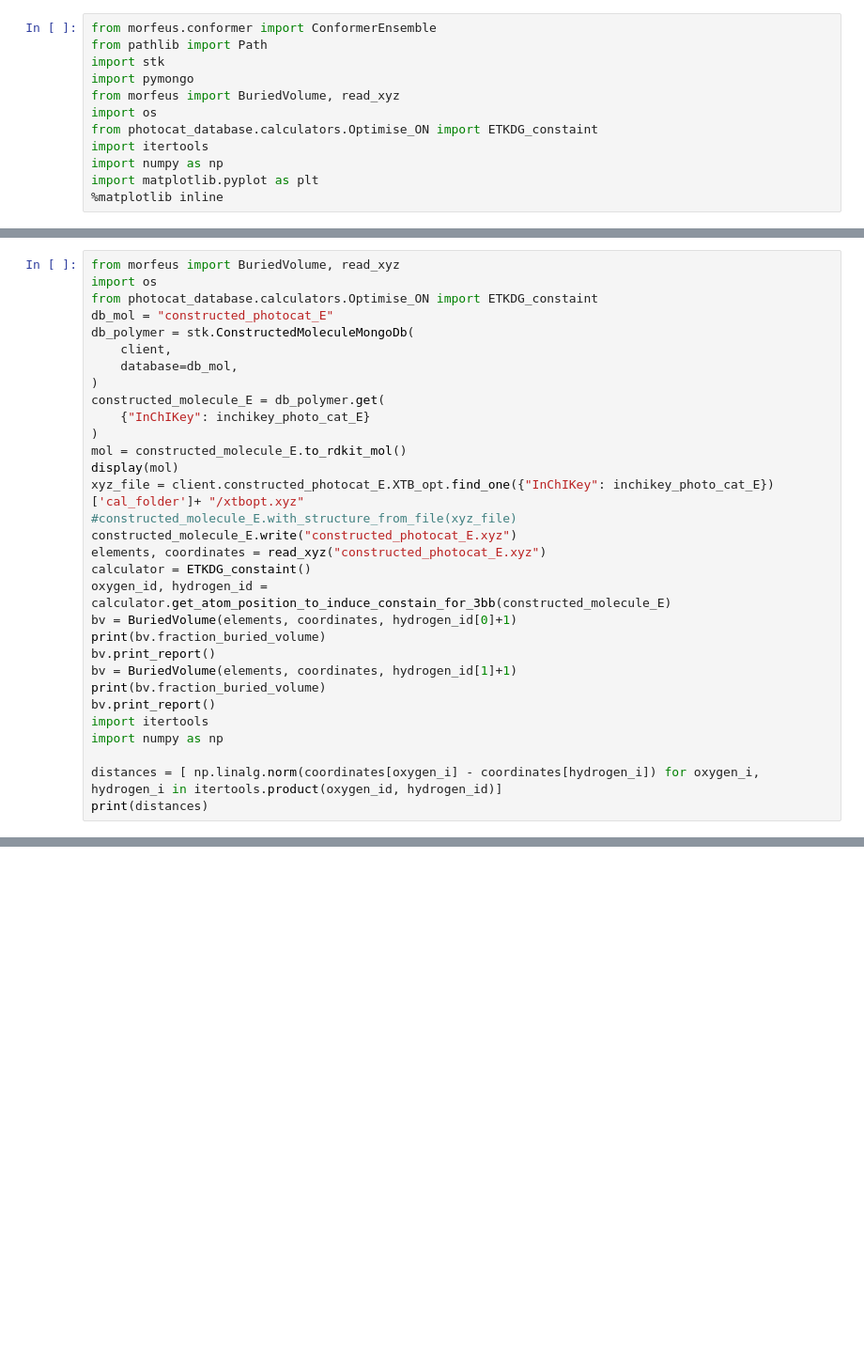
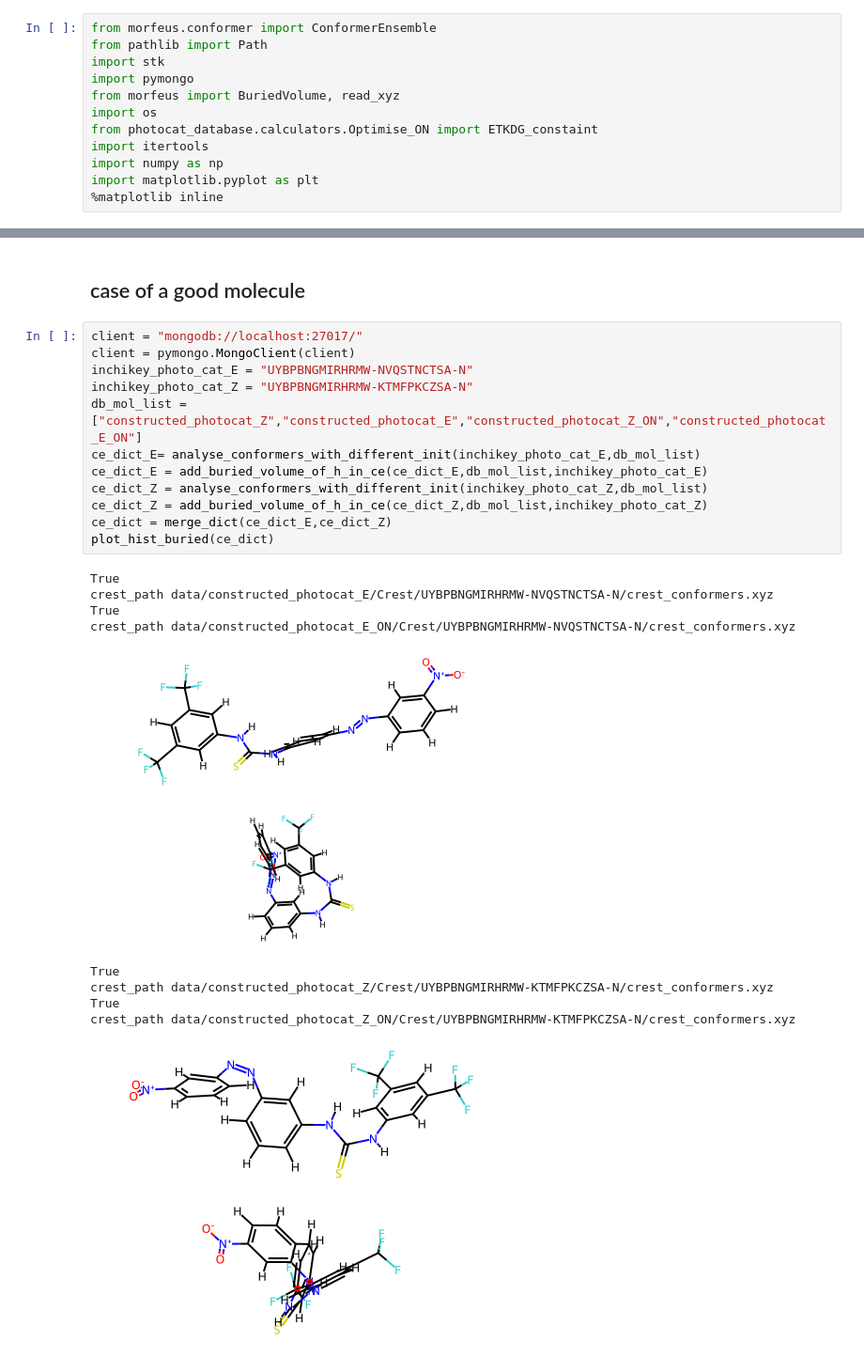
Before and after one commit to mohammedazzouzi15/photo_switch, a Jupyter notebook: notebooks/conformer_analysis.ipynb, the cells around one changed output, grey strips where cells are left out. Shown at 94% size. Cells and saved outputs as stored; diff of their text form; blank space fills up the shorter version.

Commit message:
added function to analyse the conformer from crest

```diff
--- a/notebooks/conformer_analysis.ipynb
+++ b/notebooks/conformer_analysis.ipynb
@@ -77,31 +12,0 @@ ax.hist(ce.get_properties()["buried_volume_H2"], bins=50, alpha=0.5, label='H2')
-# %%
-from morfeus import BuriedVolume, read_xyz
-import os
-from photocat_database.calculators.Optimise_ON import ETKDG_constaint
-db_mol = "constructed_photocat_E"
-db_polymer = stk.ConstructedMoleculeMongoDb(
-    client,
-    database=db_mol,
-)
-constructed_molecule_E = db_polymer.get(
-    {"InChIKey": inchikey_photo_cat_E}
-)
-mol = constructed_molecule_E.to_rdkit_mol()
-display(mol)
-xyz_file = client.constructed_photocat_E.XTB_opt.find_one({"InChIKey": inchikey_photo_cat_E})['cal_folder']+ "/xtbopt.xyz"
-#constructed_molecule_E.with_structure_from_file(xyz_file)
-constructed_molecule_E.write("constructed_photocat_E.xyz")
-elements, coordinates = read_xyz("constructed_photocat_E.xyz")
-calculator = ETKDG_constaint()
-oxygen_id, hydrogen_id = calculator.get_atom_position_to_induce_constain_for_3bb(constructed_molecule_E)
-bv = BuriedVolume(elements, coordinates, hydrogen_id[0]+1)
-print(bv.fraction_buried_volume)
-bv.print_report()
-bv = BuriedVolume(elements, coordinates, hydrogen_id[1]+1)
-print(bv.fraction_buried_volume)
-bv.print_report()
-import itertools
-import numpy as np
-
-distances = [ np.linalg.norm(coordinates[oxygen_i] - coordinates[hydrogen_i]) for oxygen_i, hydrogen_i in itertools.product(oxygen_id, hydrogen_id)]
-print(distances)
@@ -109,0 +213,27 @@ NameError: name 'inchikey_photo_cat_E' is not defined
+# %% [markdown]
+## case of a good molecule
+# %%
+client = "mongodb://localhost:27017/"
+client = pymongo.MongoClient(client)
+inchikey_photo_cat_E = "UYBPBNGMIRHRMW-NVQSTNCTSA-N"
+inchikey_photo_cat_Z = "UYBPBNGMIRHRMW-KTMFPKCZSA-N"
+db_mol_list = ["constructed_photocat_Z","constructed_photocat_E","constructed_photocat_Z_ON","constructed_photocat_E_ON"]
+ce_dict_E= analyse_conformers_with_different_init(inchikey_photo_cat_E,db_mol_list)
+ce_dict_E = add_buried_volume_of_h_in_ce(ce_dict_E,db_mol_list,inchikey_photo_cat_E)
+ce_dict_Z = analyse_conformers_with_different_init(inchikey_photo_cat_Z,db_mol_list)
+ce_dict_Z = add_buried_volume_of_h_in_ce(ce_dict_Z,db_mol_list,inchikey_photo_cat_Z)
+ce_dict = merge_dict(ce_dict_E,ce_dict_Z)
+plot_hist_buried(ce_dict)
+# %% [output]
+True
+crest_path data/constructed_photocat_E/Crest/UYBPBNGMIRHRMW-NVQSTNCTSA-N/crest_conformers.xyz
+True
+crest_path data/constructed_photocat_E_ON/Crest/UYBPBNGMIRHRMW-NVQSTNCTSA-N/crest_conformers.xyz
+[figure, added]
+[figure, added]
+True
+crest_path data/constructed_photocat_Z/Crest/UYBPBNGMIRHRMW-KTMFPKCZSA-N/crest_conformers.xyz
+True
+crest_path data/constructed_photocat_Z_ON/Crest/UYBPBNGMIRHRMW-KTMFPKCZSA-N/crest_conformers.xyz
+[figure, added]
+[figure, added]
```
Also changed, not shown: parts of 13 cells of this notebook, 5 other files.
